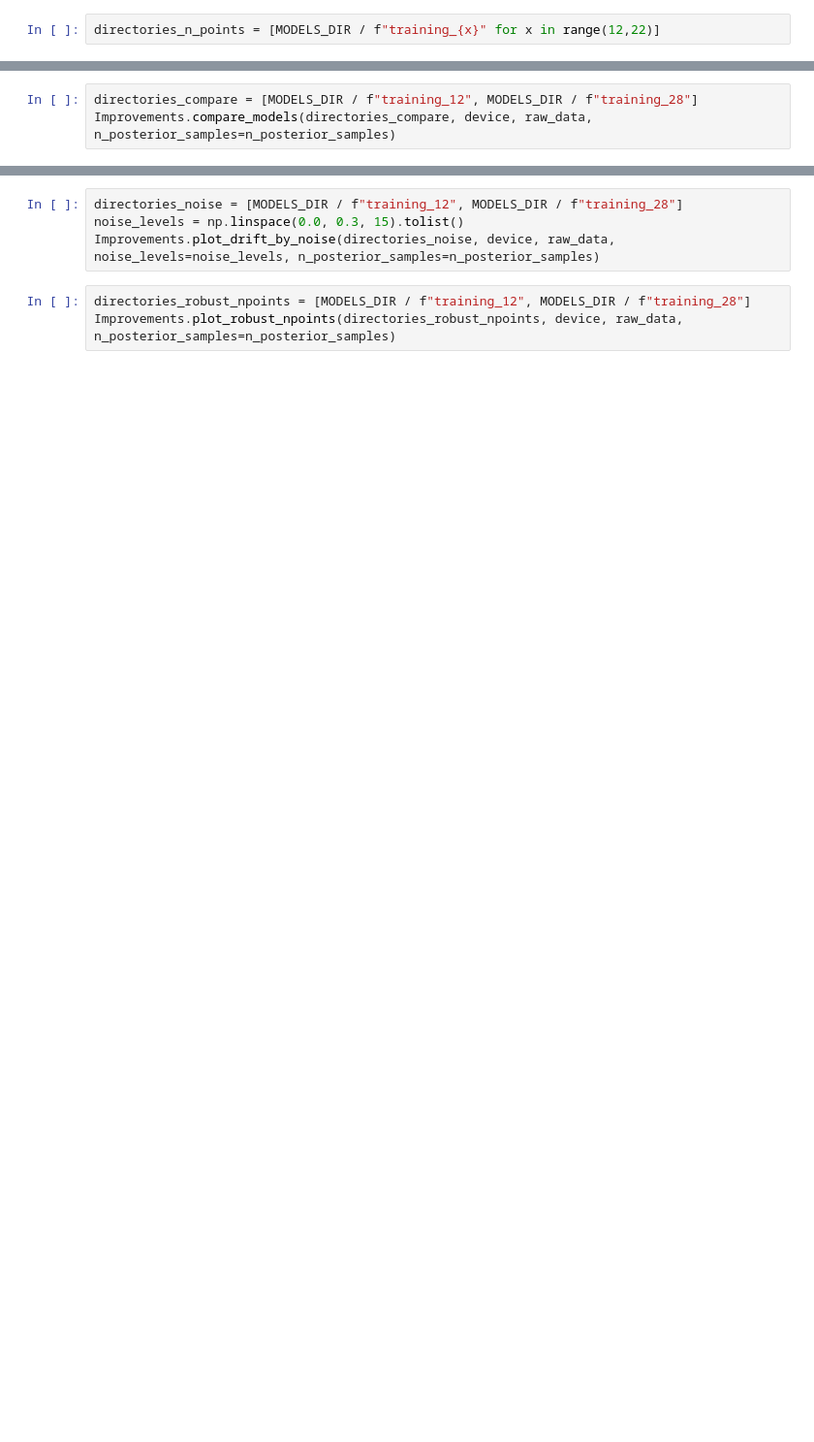
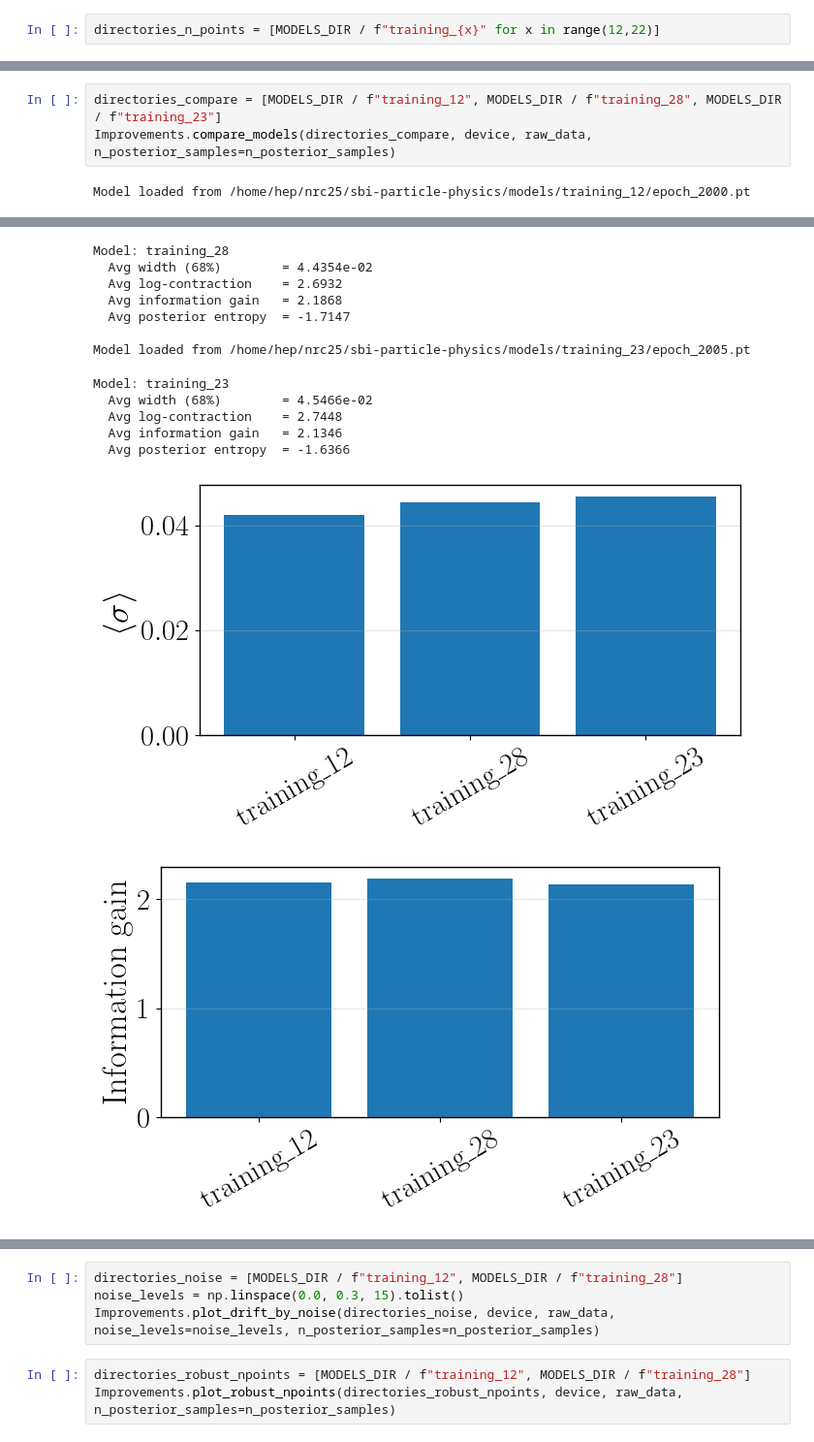
Before and after one commit to NilsCt/sbi-particle-physics, a Jupyter notebook: notebooks/improvements.ipynb, the cells around one changed output, grey strips where cells are left out. Shown at 97% size. Cells and saved outputs as stored; diff of their text form; blank space fills up the shorter version.

```diff
--- a/notebooks/improvements.ipynb
+++ b/notebooks/improvements.ipynb
@@ -25,3 +80,5 @@ Improvements.plot_width_by_nfiles(directories_nfiles, device, raw_data, n_poster
 # %%
-directories_compare = [MODELS_DIR / f"training_12", MODELS_DIR / f"training_28"]
+directories_compare = [MODELS_DIR / f"training_12", MODELS_DIR / f"training_28", MODELS_DIR / f"training_23"]
 Improvements.compare_models(directories_compare, device, raw_data, n_posterior_samples=n_posterior_samples)
+# %% [output]
+Model loaded from /home/hep/nrc25/sbi-particle-physics/models/training_12/epoch_2000.pt
@@ -27,0 +92,14 @@ Improvements.compare_models(directories_compare, device, raw_data, n_posterior_s
+Model: training_28
+  Avg width (68%)        = 4.4354e-02
+  Avg log-contraction    = 2.6932
+  Avg information gain   = 2.1868
+  Avg posterior entropy  = -1.7147
+
+Model loaded from /home/hep/nrc25/sbi-particle-physics/models/training_23/epoch_2005.pt
+Model: training_23
+  Avg width (68%)        = 4.5466e-02
+  Avg log-contraction    = 2.7448
+  Avg information gain   = 2.1346
+  Avg posterior entropy  = -1.6366
+[figure, added]
+[figure, added]
```
Also changed, not shown: parts of 6 cells of this notebook, 7 other files.
